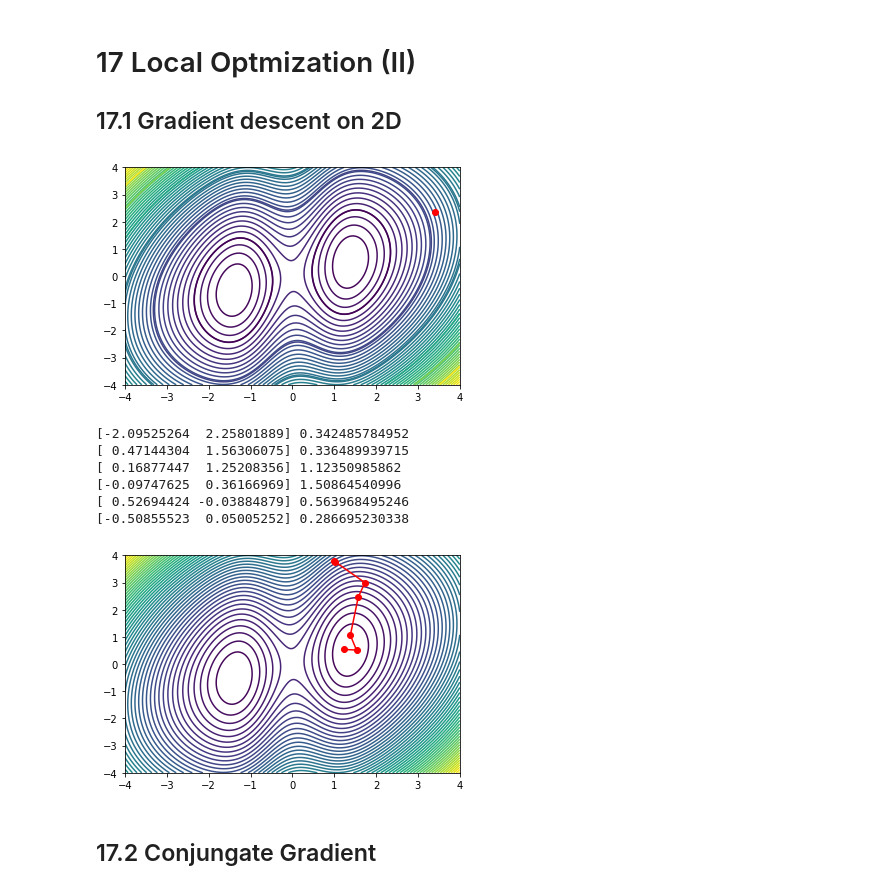
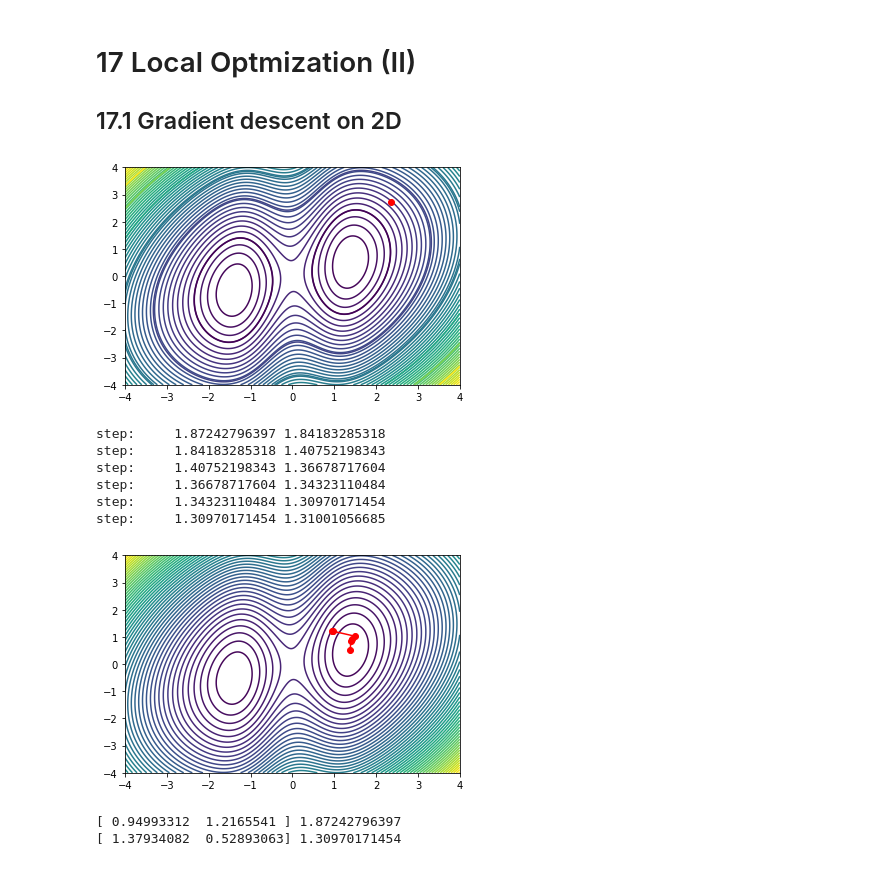
Before and after one commit to MaterSim/ComputationalPhysics300, a Jupyter notebook: Lec_18.ipynb, the cells around one changed output. Saved outputs shown, nothing was run; the diff lists cells and outputs as text; code cells hidden in the pictures.

```diff
--- a/Lec_18.ipynb
+++ b/Lec_18.ipynb
@@ -16,6 +16,9 @@
 # %%
 import numpy as np
 import matplotlib.pyplot as plt
+
+def f1(x):
+    return x[0]**2/2 + x[1]**2/3 - x[0]*x[1]/4 # + 3* np.exp(-x[0]**2)
 
 def f2(x):
     return x[0]**2/2 + x[1]**2/3 - x[0]*x[1]/4 + 3* np.exp(-x[0]**2)
@@ -48,10 +51,10 @@ x0, y0 = init(x_min, x_max, y_min, y_max)
 plt.plot(x0, y0, 'ro')
 plt.show()
 # %% [output]
-[figure, old version]
+[figure, new version]
 # %%
 # variable stepwidth
-def derivative2(f, xy, d=0.005):
+def derivative2(f, xy, d=0.01):
     x, y = xy[0], xy[1]
     fx = (f([x+d/2,y])-f([x-d/2,y]))/d
     fy = (f([x,y+d/2])-f([x,y-d/2]))/d
@@ -78,37 +81,39 @@ def minimize2(f,x0, N=1000):
             df_prev = derivative2(f2, x_prev)
             dd = df_now - df_prev
             dx = np.dot(x_now - x_prev, dd) / (np.linalg.norm(dd))**2
-            print(df_now, dx)
-
+            #print(dd)
         x_next = x_now - df_now*dx
 
-        #print(x_next, x_now, dx)
-        if f(x_next) < f(x_now):
+        print("step:    ", f(x_now), f(x_next))
+        if f(x_next)>f(x_now):
+            converged = True
+            break
+        else:
             x_prev = x_now
             x_now = x_next
             x_hist.append(x_now)
-        else:
-            converged = True
-            break
-    return converged, np.array(x_hist), gauss(x_now)
+
+    return converged, np.array(x_hist), f(x_now)
 # %%
 [x0, y0] = init(x_min, x_max, y_min, y_max)
-converged, x_hist, f_min = minimize2(gauss, [x0,y0])
+converged, x_hist, f_min = minimize2(f2, [x0,y0])
 x,y = np.meshgrid(nx,ny)
 z = f2([x, y])
 fig = plt.figure()
 levels = np.arange(np.min(z), np.max(z), 0.3)
 plt.contour(x,y,z, levels=levels)
 
 plt.plot(x_hist[:,0], x_hist[:,1], 'ro-')
 plt.show()
+print(x_hist[0], f2(x_hist[0]))
+print(x_hist[-1], f2(x_hist[-1]))
 # %% [output]
-[-2.09525264  2.25801889] 0.342485784952
-[ 0.47144304  1.56306075] 0.336489939715
-[ 0.16877447  1.25208356] 1.12350985862
-[-0.09747625  0.36166969] 1.50864540996
-[ 0.52694424 -0.03884879] 0.563968495246
-[-0.50855523  0.05005252] 0.286695230338
+step:     1.87242796397 1.84183285318
+step:     1.84183285318 1.40752198343
+step:     1.40752198343 1.36678717604
+step:     1.36678717604 1.34323110484
+step:     1.34323110484 1.30970171454
+step:     1.30970171454 1.31001056685
-[figure, old version]
+[figure, new version]
+[ 0.94993312  1.2165541 ] 1.87242796397
+[ 1.37934082  0.52893063] 1.30970171454
-# %% [markdown]
-## 17.2 Conjungate Gradient
```
Also changed, not shown: parts of 7 cells of this notebook.
